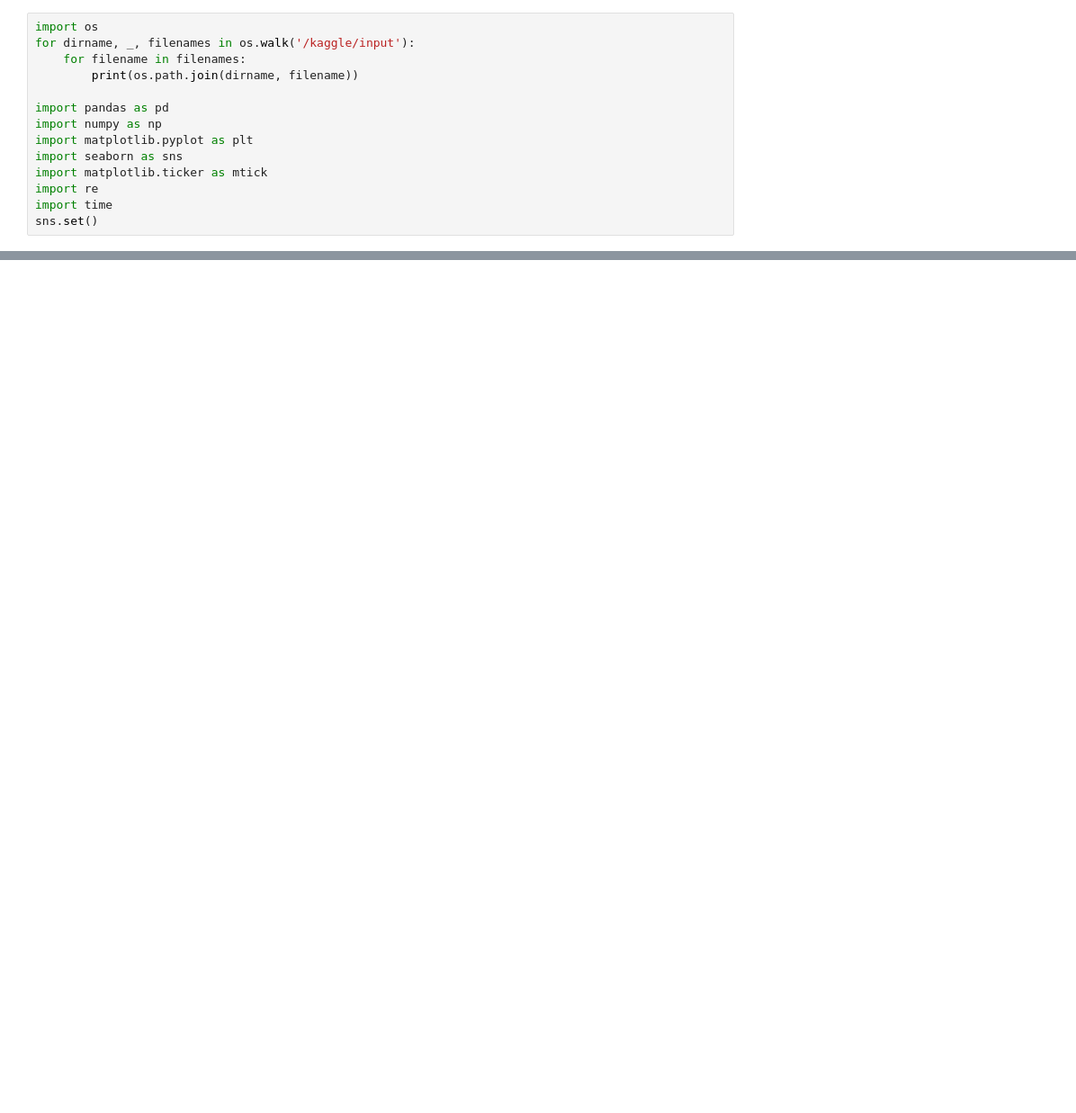
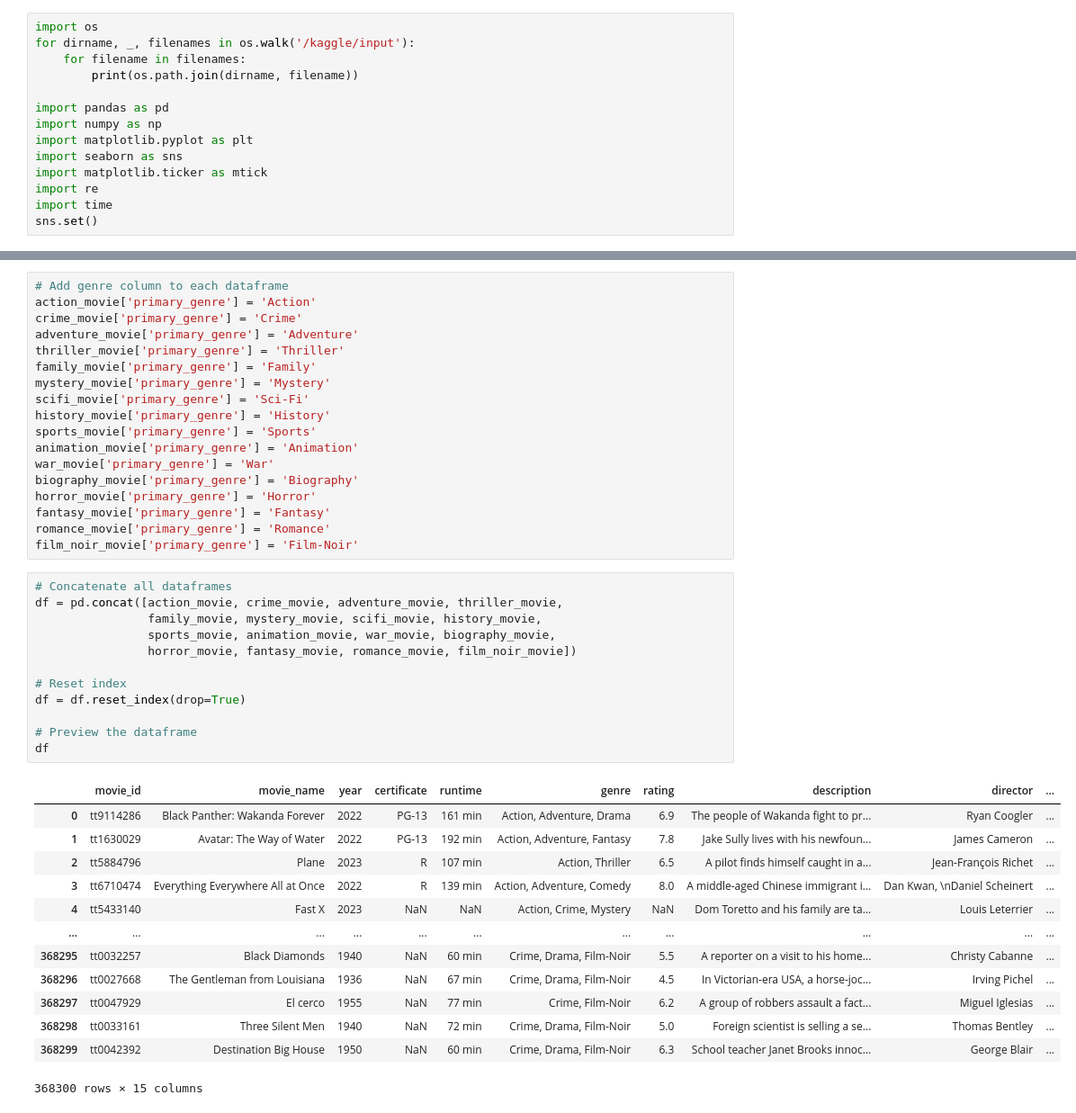
Before and after one commit to math19ab/BDP_BI, a Jupyter notebook: BDP_BI.ipynb, the cells around one changed output, grey strips where cells are left out. Shown at 90% size. Cells and saved outputs as stored; diff of their text form; blank space fills up the shorter version.

```diff
--- a/BDP_BI.ipynb
+++ b/BDP_BI.ipynb
@@ -33,0 +57,44 @@ FileNotFoundError: [Errno 2] No such file or directory: '/kaggle/input/imdb-movi
+# %%
+# Add genre column to each dataframe
+action_movie['primary_genre'] = 'Action'
+crime_movie['primary_genre'] = 'Crime'
+adventure_movie['primary_genre'] = 'Adventure'
+thriller_movie['primary_genre'] = 'Thriller'
+family_movie['primary_genre'] = 'Family'
+mystery_movie['primary_genre'] = 'Mystery'
+scifi_movie['primary_genre'] = 'Sci-Fi'
+history_movie['primary_genre'] = 'History'
+sports_movie['primary_genre'] = 'Sports'
+animation_movie['primary_genre'] = 'Animation'
+war_movie['primary_genre'] = 'War'
+biography_movie['primary_genre'] = 'Biography'
+horror_movie['primary_genre'] = 'Horror'
+fantasy_movie['primary_genre'] = 'Fantasy'
+romance_movie['primary_genre'] = 'Romance'
+film_noir_movie['primary_genre'] = 'Film-Noir'
+# %%
+# Concatenate all dataframes
+df = pd.concat([action_movie, crime_movie, adventure_movie, thriller_movie,
+                family_movie, mystery_movie, scifi_movie, history_movie,
+                sports_movie, animation_movie, war_movie, biography_movie,
+                horror_movie, fantasy_movie, romance_movie, film_noir_movie])
+
+# Reset index
+df = df.reset_index(drop=True)
+
+# Preview the dataframe
+df
+# %% [output]
+|  | movie_id | movie_name | year | certificate | runtime | genre | rating | description | director | ... |
+| 0 | tt9114286 | Black Panther: Wakanda Forever | 2022 | PG-13 | 161 min | Action, Adventure, Drama | 6.9 | The people of Wakanda fight to pr... | Ryan Coogler | ... |
+| 1 | tt1630029 | Avatar: The Way of Water | 2022 | PG-13 | 192 min | Action, Adventure, Fantasy | 7.8 | Jake Sully lives with his newfoun... | James Cameron | ... |
+| 2 | tt5884796 | Plane | 2023 | R | 107 min | Action, Thriller | 6.5 | A pilot finds himself caught in a... | Jean-François Richet | ... |
+| 3 | tt6710474 | Everything Everywhere All at Once | 2022 | R | 139 min | Action, Adventure, Comedy | 8.0 | A middle-aged Chinese immigrant i... | Dan Kwan, \nDaniel Scheinert | ... |
+| 4 | tt5433140 | Fast X | 2023 | NaN | NaN | Action, Crime, Mystery | NaN | Dom Toretto and his family are ta... | Louis Leterrier | ... |
+| ... | ... | ... | ... | ... | ... | ... | ... | ... | ... | ... |
+| 368295 | tt0032257 | Black Diamonds | 1940 | NaN | 60 min | Crime, Drama, Film-Noir | 5.5 | A reporter on a visit to his home... | Christy Cabanne | ... |
+| 368296 | tt0027668 | The Gentleman from Louisiana | 1936 | NaN | 67 min | Crime, Drama, Film-Noir | 4.5 | In Victorian-era USA, a horse-joc... | Irving Pichel | ... |
+| 368297 | tt0047929 | El cerco | 1955 | NaN | 77 min | Crime, Film-Noir | 6.2 | A group of robbers assault a fact... | Miguel Iglesias | ... |
+| 368298 | tt0033161 | Three Silent Men | 1940 | NaN | 72 min | Crime, Drama, Film-Noir | 5.0 | Foreign scientist is selling a se... | Thomas Bentley | ... |
+| 368299 | tt0042392 | Destination Big House | 1950 | NaN | 60 min | Crime, Drama, Film-Noir | 6.3 | School teacher Janet Brooks innoc... | George Blair | ... |
+368300 rows × 15 columns
```
Also changed, not shown: parts of 12 cells of this notebook.
